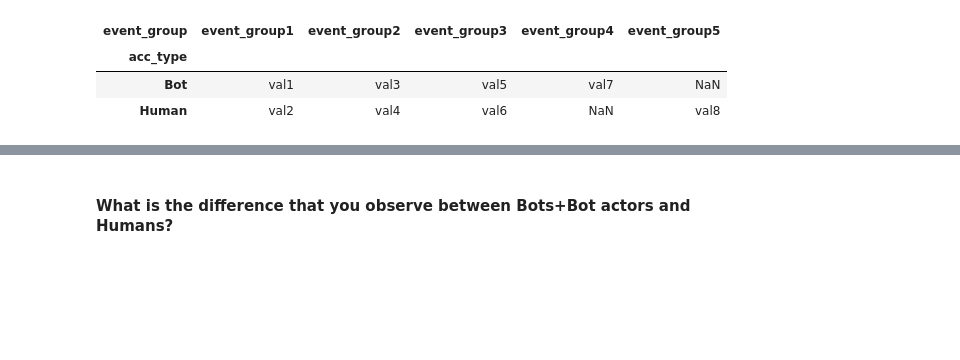
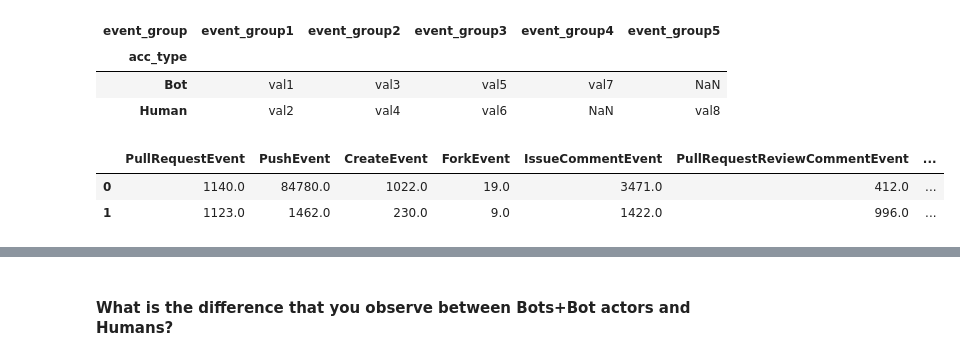
Before and after one commit to amanzio/Software_Evolution_TP_bots, a Jupyter notebook: TP_bots_template.ipynb, the cells around one changed output, grey strips where cells are left out. Drawn from its saved outputs; the diff is of its cells as text; code cells hidden in the pictures; blank space fills up the shorter version.

```diff
--- a/TP_bots_template.ipynb
+++ b/TP_bots_template.ipynb
@@ -610,5 +610,12 @@ df_medians.pivot(index='acc_type', columns='event_group', values='median')#.rese
 | Human | val2 | val4 | val6 | NaN | val8 |
 # %%
 # YOUR CODE BELOW
+median_acc_df = median_df.copy()
+median_acc_df["acc_type"] = ["Bot", "Human"]
+median_acc_df
+# %% [output]
+|  | PullRequestEvent | PushEvent | CreateEvent | ForkEvent | IssueCommentEvent | PullRequestReviewCommentEvent | ... |
+| 0 | 1140.0 | 84780.0 | 1022.0 | 19.0 | 3471.0 | 412.0 | ... |
+| 1 | 1123.0 | 1462.0 | 230.0 | 9.0 | 1422.0 | 996.0 | ... |
 # %%
 # YOUR CODE BELOW
```
Also changed, not shown: parts of 3 cells of this notebook.
